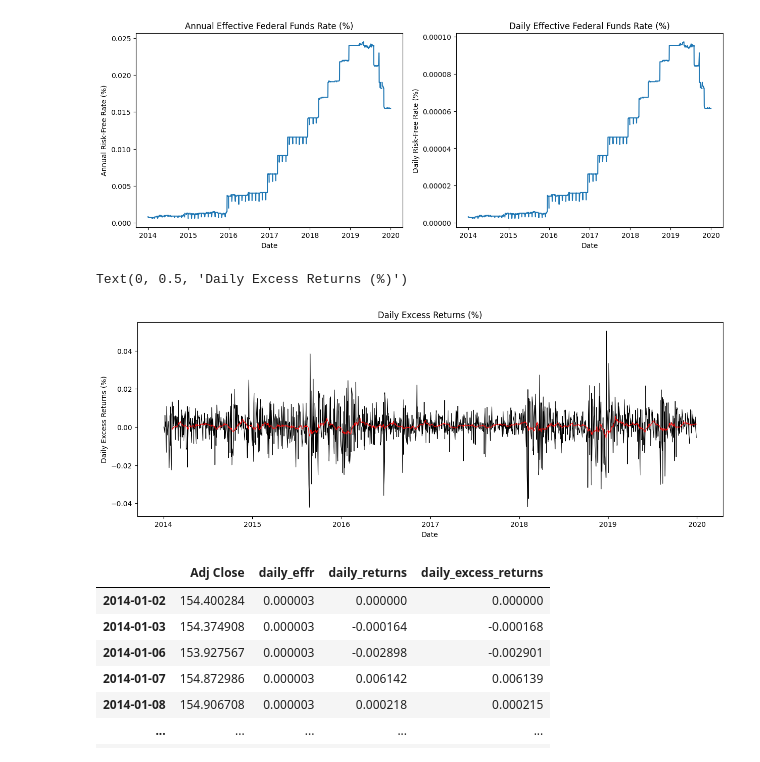
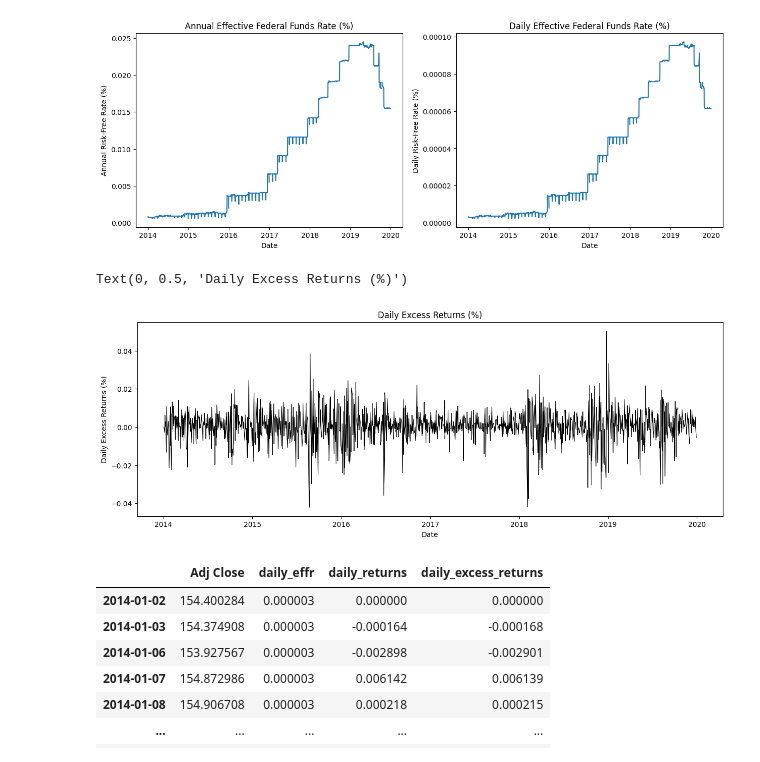
Before and after one commit to maxnorman569/comp0051_algorithmic_trading, a Jupyter notebook: coursework-two/III_strategy_gp_2.ipynb, the cells around one changed output. Cells and saved outputs as stored; diff of their text form; code cells hidden in the pictures.

```diff
--- a/coursework-two/III_strategy_gp_2.ipynb
+++ b/coursework-two/III_strategy_gp_2.ipynb
@@ -76,21 +77,17 @@ ax2.set_ylabel('Daily Risk-Free Rate (%)')
 # %%
 # get data
 daily_excess_return = get_daily_excess_return(sp_500_etf_close, daily_effr)
 
 # plot data
 plt.figure(figsize=(15, 5))
-
 plt.plot(daily_excess_return['daily_excess_returns'], color='black', lw =.8)
-
-# plot moving average
-plt.plot(daily_excess_return['moving_average'], color='red', lw =.8)
 
 plt.title('Daily Excess Returns (%)')
 plt.xlabel('Date')
 plt.ylabel('Daily Excess Returns (%)')
 # %% [output]
 Text(0, 0.5, 'Daily Excess Returns (%)')
-[figure, old version]
+[figure, new version]
 # %%
 y_data = daily_excess_return['daily_excess_returns'].values
 # %%
```
Also changed, not shown: parts of 7 cells of this notebook, 3 other files.
